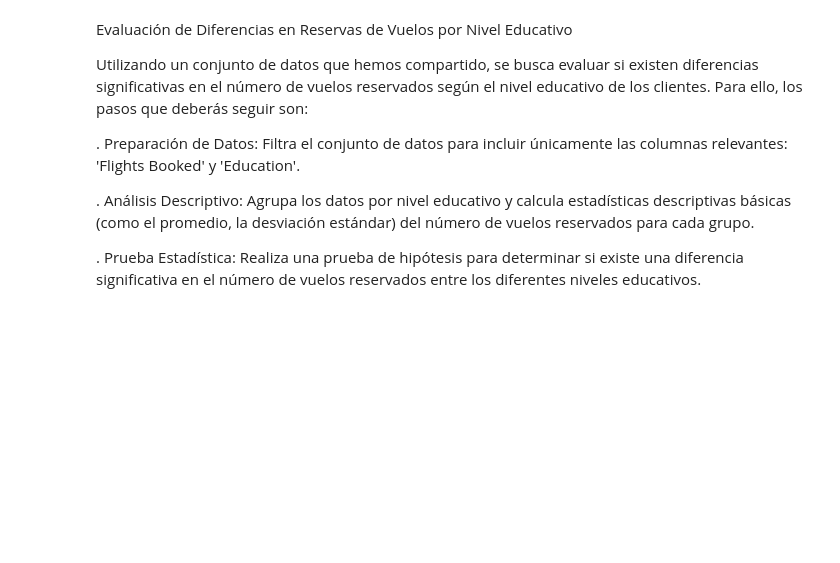
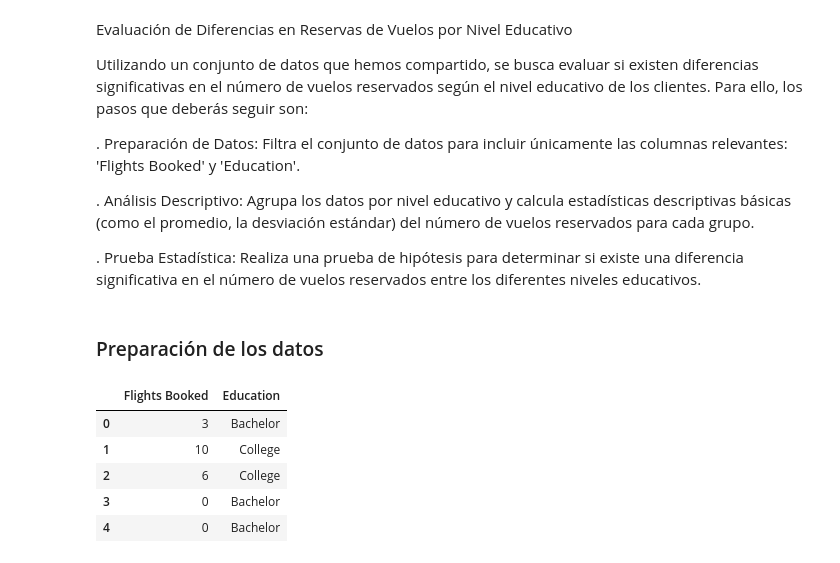
Before and after one commit to Adalab/bda-modulo-3-evaluacion-final-isamanero, a Jupyter notebook: EDA.ipynb, the cells around one changed output. Saved outputs shown, nothing was run; the diff lists cells and outputs as text; code cells hidden in the pictures; blank space fills up the shorter version.

```diff
--- a/EDA.ipynb
+++ b/EDA.ipynb
@@ -648,3 +655,18 @@ Evaluación de Diferencias en Reservas de Vuelos por Nivel Educativo
 
  . Prueba Estadística: Realiza una prueba de hipótesis para determinar si existe una diferencia
  significativa en el número de vuelos reservados entre los diferentes niveles educativos.
+# %% [markdown]
+### Preparación de los datos
+# %%
+# Utilizamos df_airline
+
+df_bonus=df_airline[['Flights Booked', 'Education']]
+
+df_bonus.head()
+# %% [output]
+|  | Flights Booked | Education |
+| 0 | 3 | Bachelor |
+| 1 | 10 | College |
+| 2 | 6 | College |
+| 3 | 0 | Bachelor |
+| 4 | 0 | Bachelor |
```
Also changed, not shown: parts of 9 cells of this notebook.
